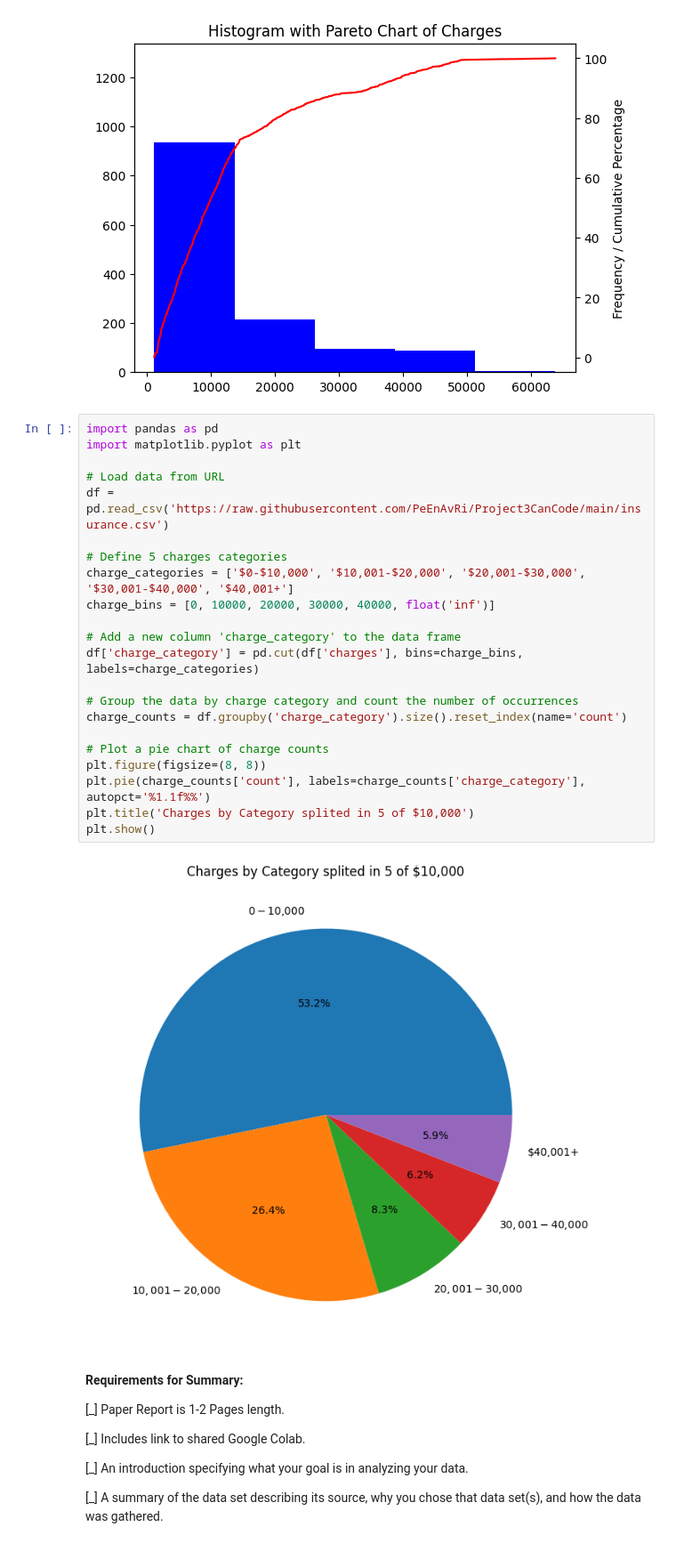
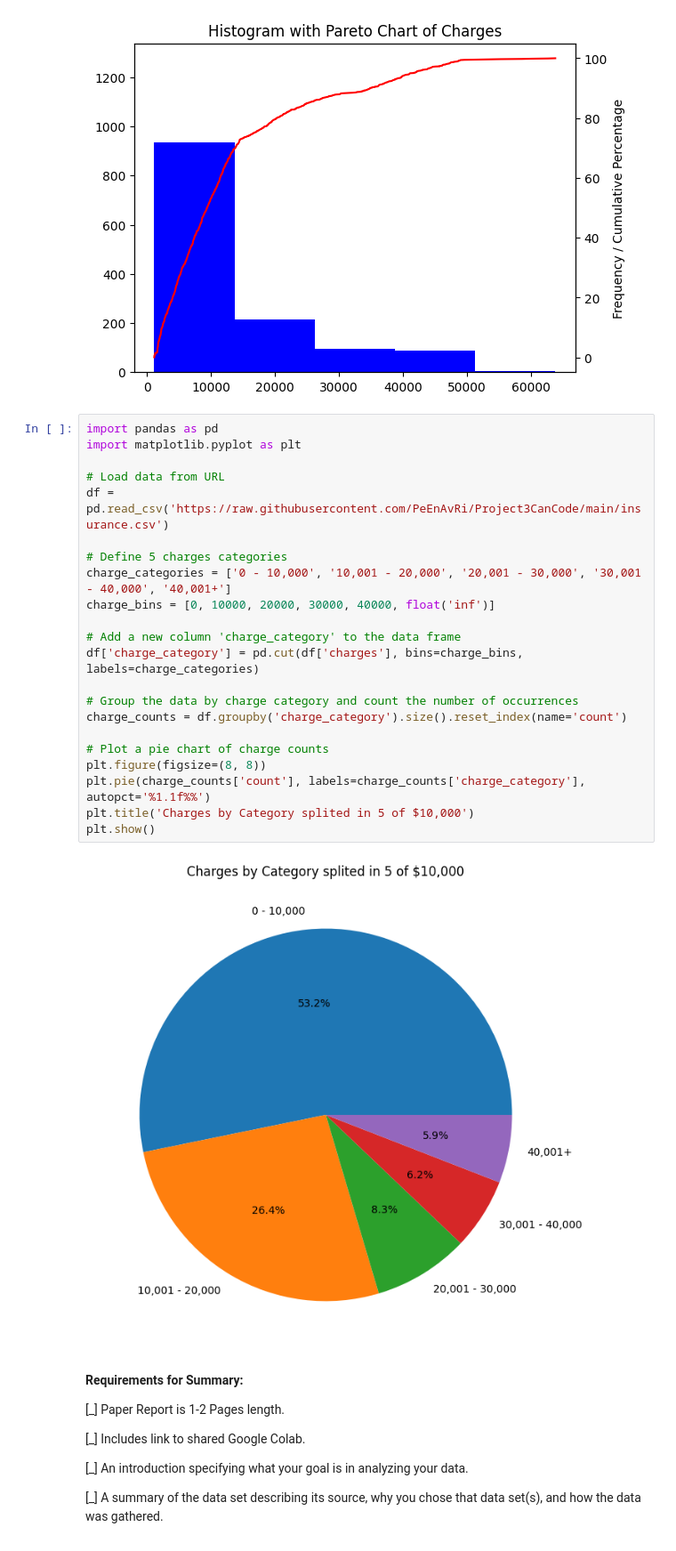
Before and after one commit to PeEnAvRi/Project3CanCode, a Jupyter notebook: Project3CanCodePedro.ipynb, the cells around one changed output. Shown at 89% size. Drawn from its saved outputs; the diff is of its cells as text.

```diff
--- a/Project3CanCodePedro.ipynb
+++ b/Project3CanCodePedro.ipynb
@@ -339,27 +346,27 @@ plt.show()
 # %%
 import pandas as pd
 import matplotlib.pyplot as plt
 
 # Load data from URL
 df = pd.read_csv('https://raw.githubusercontent.com/PeEnAvRi/Project3CanCode/main/insurance.csv')
 
 # Define 5 charges categories
-charge_categories = ['$0-$10,000', '$10,001-$20,000', '$20,001-$30,000', '$30,001-$40,000', '$40,001+']
+charge_categories = ['0 - 10,000', '10,001 - 20,000', '20,001 - 30,000', '30,001 - 40,000', '40,001+']
 charge_bins = [0, 10000, 20000, 30000, 40000, float('inf')]
 
 # Add a new column 'charge_category' to the data frame
 df['charge_category'] = pd.cut(df['charges'], bins=charge_bins, labels=charge_categories)
 
 # Group the data by charge category and count the number of occurrences
 charge_counts = df.groupby('charge_category').size().reset_index(name='count')
 
 # Plot a pie chart of charge counts
 plt.figure(figsize=(8, 8))
 plt.pie(charge_counts['count'], labels=charge_counts['charge_category'], autopct='%1.1f%%')
 plt.title('Charges by Category splited in 5 of $10,000')
 plt.show()
 # %% [output]
-[figure, old version]
+[figure, new version]
 # %% [markdown]
 **Requirements for Summary:**
 
```
Also changed, not shown: parts of 1 cell of this notebook.
